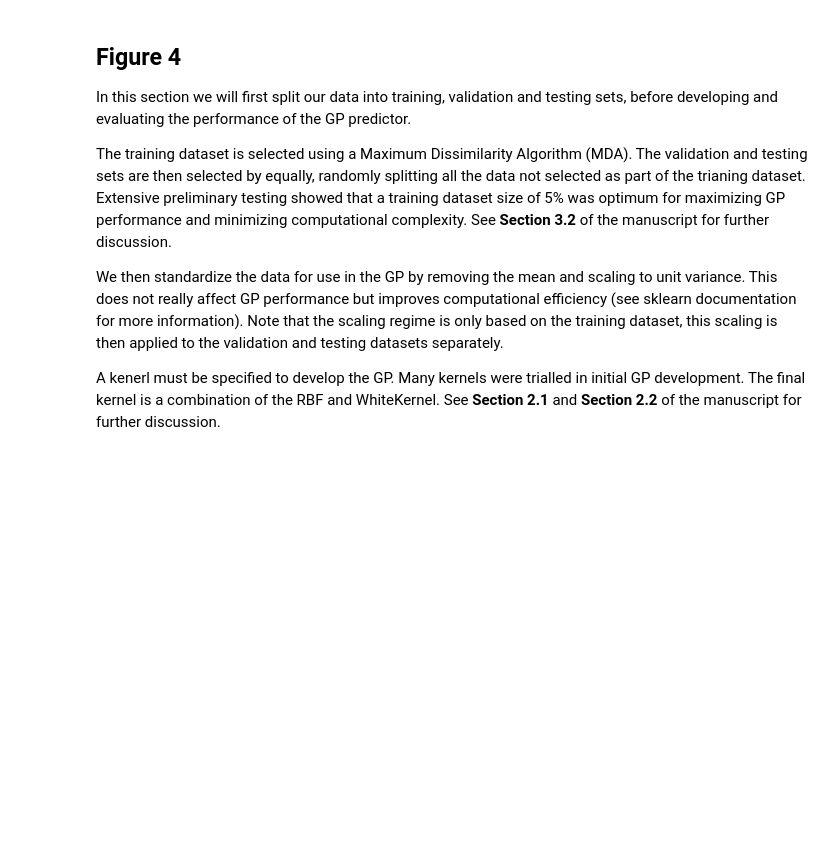
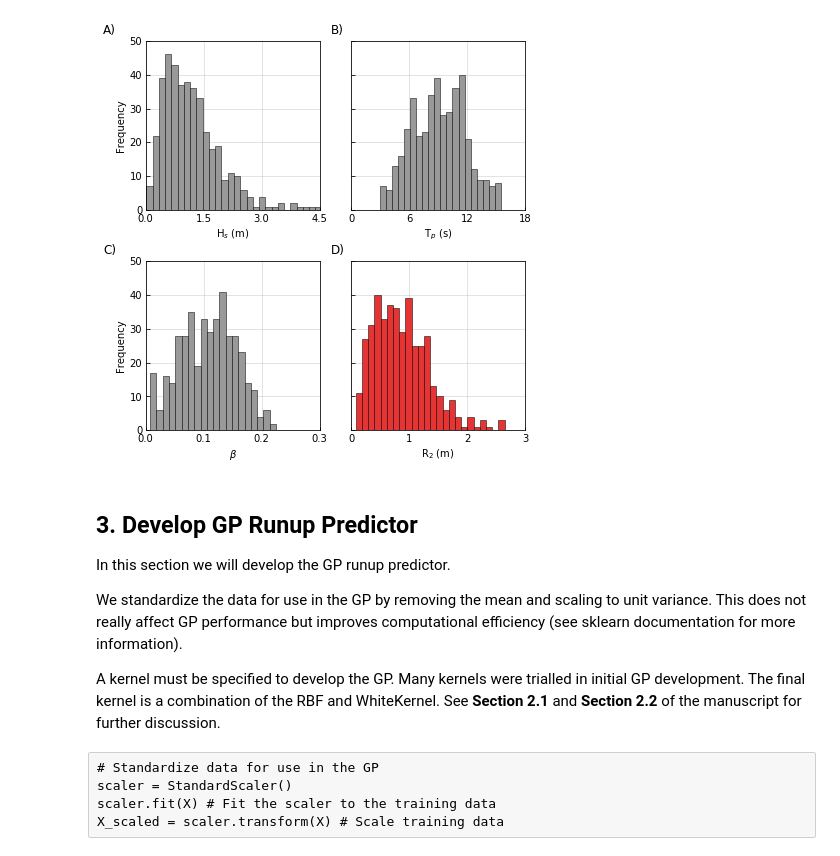
Before and after one commit to TomasBeuzen/BeuzenEtAl_2019_NHESS_GP_runup_model, a Jupyter notebook: paper_code/Beuzen_et_al_2019_code.ipynb, the cells around one changed output. Drawn from its saved outputs; the diff is of its cells as text; code cells hidden in the pictures; blank space fills up the shorter version.

Commit message:
code and data updates

```diff
--- a/paper_code/Beuzen_et_al_2019_code.ipynb
+++ b/paper_code/Beuzen_et_al_2019_code.ipynb
@@ -47,7 +37,7 @@ from support_functions import train_test_mda, LEH04ensembles
 In this section, we will load and visualise the wave, beach slope, and runup data we will use to develop the Gaussian process (GP) runup predictor.
 # %%
 # Read in .csv data file as a pandas dataframe
-df = pd.read_csv('../data_repo_temporary/lidar_runup_data.csv',parse_dates=True,index_col=0,dayfirst=True).dropna()
+df = pd.read_csv('../data_repo_temporary/lidar_runup_data_for_GP_training.csv',index_col=0)
 # Print the size and head of the dataframe
 print('Data size:', df.shape)
 df.head()
@@ -54,63 +53,62 @@ df.head()
 # %%
-# This cell plots Figure 3, showing histograms of the data
+# This cell plots histograms of the data
 # Initialize the figure and axes
 fig, axes = plt.subplots(2,2,figsize=(6,6))
 plt.tight_layout(w_pad=0.1, h_pad=3)
 # Subplot (0,0): Hs
 ax = axes[0,0]
-ax.hist(df.Hs,37,color=(0.6,0.6,0.6),edgecolor='k',lw=0.5) # Plot histogram
-ax.set_xlabel('H$_s$ (m)',fontweight='bold') # Format plot
-ax.set_ylabel('Frequency',fontweight='bold')
+ax.hist(df.Hs,28,color=(0.6,0.6,0.6),edgecolor='k',lw=0.5) # Plot histogram
+ax.set_xlabel('H$_s$ (m)') # Format plot
+ax.set_ylabel('Frequency')
 ax.set_xticks((0,1.5,3,4.5))
 ax.set_xlim((0,4.5))
-ax.set_ylim((0,1200))
+ax.set_ylim((0,50))
 ax.grid(lw=0.5,alpha=0.7)
-ax.text(-1.1, 1250, 'A)', fontweight='bold', fontsize=12)
+ax.text(-1.1, 52, 'A)', fontsize=12)
 ax.tick_params(direction='in')
 ax.set_axisbelow(True)
 # Subplot (0,1): Tp
 ax = axes[0,1]
 ax.hist(df.Tp,20,color=(0.6,0.6,0.6),edgecolor='k',lw=0.5) # Plot histogram
-ax.set_xlabel('T$_p$ (s)',fontweight='bold') # Format plot
+ax.set_xlabel('T$_p$ (s)') # Format plot
 ax.set_xticks((0,6,12,18))
 ax.set_xlim((0,18))
-ax.set_ylim((0,1200))
+ax.set_ylim((0,50))
 ax.set_yticklabels([])
 ax.grid(lw=0.5,alpha=0.7)
-ax.text(-2.1, 1250, 'B)', fontweight='bold', fontsize=12)
+ax.text(-2.1, 52, 'B)', fontsize=12)
 ax.tick_params(direction='in')
 ax.set_axisbelow(True)
 # Subplot (1,0): beta
 ax = axes[1,0]
 ax.hist(df.beach_slope,20,color=(0.6,0.6,0.6),edgecolor='k',lw=0.5) # Plot histogram
-ax.set_xlabel(r'$\beta$',fontweight='bold') # Format plot
-ax.set_ylabel('Frequency',fontweight='bold')
+ax.set_xlabel(r'$\beta$') # Format plot
+ax.set_ylabel('Frequency')
 ax.set_xticks((0,0.1,0.2,0.3))
 ax.set_xlim((0,0.3))
-ax.set_ylim((0,1200))
+ax.set_ylim((0,50))
 ax.grid(lw=0.5,alpha=0.7)
-ax.text(-0.073, 1250, 'C)', fontweight='bold', fontsize=12)
+ax.text(-0.073, 52, 'C)', fontsize=12)
 ax.tick_params(direction='in')
 ax.set_axisbelow(True)
 # Subplot (1,1): R2
 ax = axes[1,1]
-ax.hist(df.runup,25,color=(0.9,0.2,0.2),edgecolor='k',lw=0.5) # Plot histogram
+ax.hist(df.runup,24,color=(0.9,0.2,0.2),edgecolor='k',lw=0.5) # Plot histogram
 ax.set_xlabel('R$_2$ (m)') # Format plot
 ax.set_xticks((0,1,2,3))
 ax.set_xlim((0,3))
-ax.set_ylim((0,1200))
+ax.set_ylim((0,50))
 ax.set_yticklabels([])
 ax.grid(lw=0.5,alpha=0.7)
-ax.text(-0.35, 1250, 'D)', fontweight='bold', fontsize=12)
+ax.text(-0.35, 52, 'D)', fontsize=12)
 ax.tick_params(direction='in')
 ax.set_axisbelow(True);
+# %% [output]
+[figure, added]
 # %% [markdown]
-## Figure 4 <a class="anchor" id="bullet-2"></a>
-In this section we will first split our data into training, validation and testing sets, before developing and evaluating the performance of the GP predictor.
+## 3. Develop GP Runup Predictor <a class="anchor" id="bullet-2"></a>
+In this section we will develop the GP runup predictor.
 
+We standardize the data for use in the GP by removing the mean and scaling to unit variance. This does not really affect GP performance but improves computational efficiency (see sklearn documentation for more information).
 
-The training dataset is selected using a Maximum Dissimilarity Algorithm (MDA). The validation and testing sets are then selected by equally, randomly splitting all the data not selected as part of the trianing dataset. Extensive preliminary testing showed that a training dataset size of 5% was optimum for maximizing GP performance and minimizing computational complexity. See **Section 3.2** of the manuscript for further discussion.
-
-We then standardize the data for use in the GP by removing the mean and scaling to unit variance. This does not really affect GP performance but improves computational efficiency (see sklearn documentation for more information). Note that the scaling regime is only based on the training dataset, this scaling is then applied to the validation and testing datasets separately.
-
-A kenerl must be specified to develop the GP. Many kernels were trialled in initial GP development. The final kernel is a combination of the RBF and WhiteKernel. See **Section 2.1** and **Section 2.2** of the manuscript for further discussion.
+A kernel must be specified to develop the GP. Many kernels were trialled in initial GP development. The final kernel is a combination of the RBF and WhiteKernel. See **Section 2.1** and **Section 2.2** of the manuscript for further discussion.
@@ -145,3 +119,8 @@ X_test_scaled = scaler.transform(X_test) # Scale testing data
+# %% [raw]
+# Standardize data for use in the GP
+scaler = StandardScaler()
+scaler.fit(X) # Fit the scaler to the training data
+X_scaled = scaler.transform(X) # Scale training data
 # %%
 # Specify the kernel to use in the GP
 kernel = RBF(0.1, (1e-2, 1e2)) + WhiteKernel(1,(1e-2,1e2))
```
Also changed, not shown: parts of 27 cells of this notebook, 5 other files.
